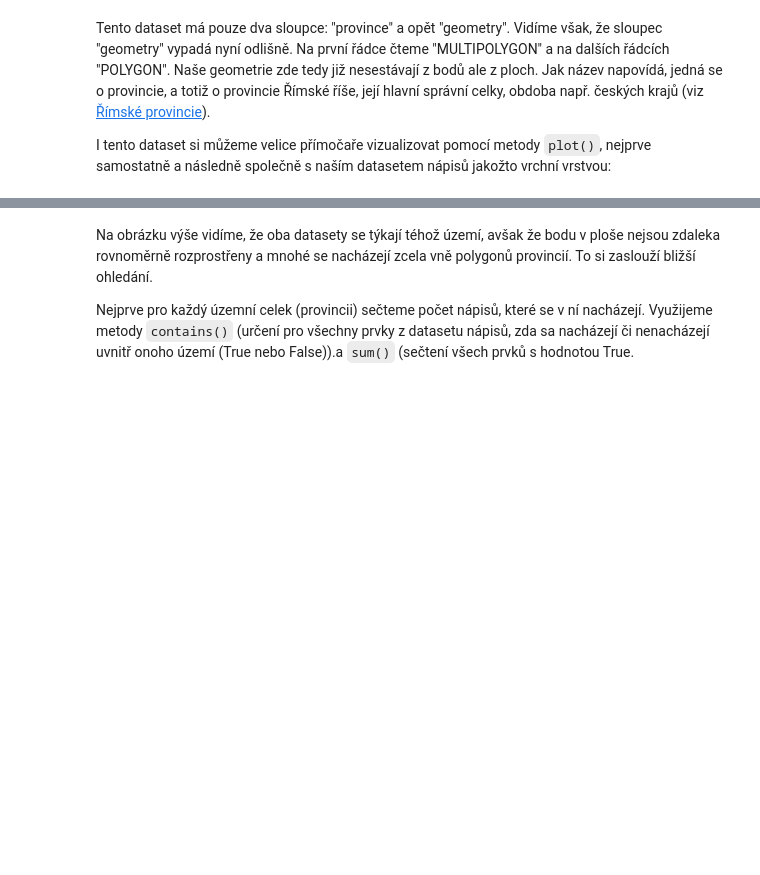
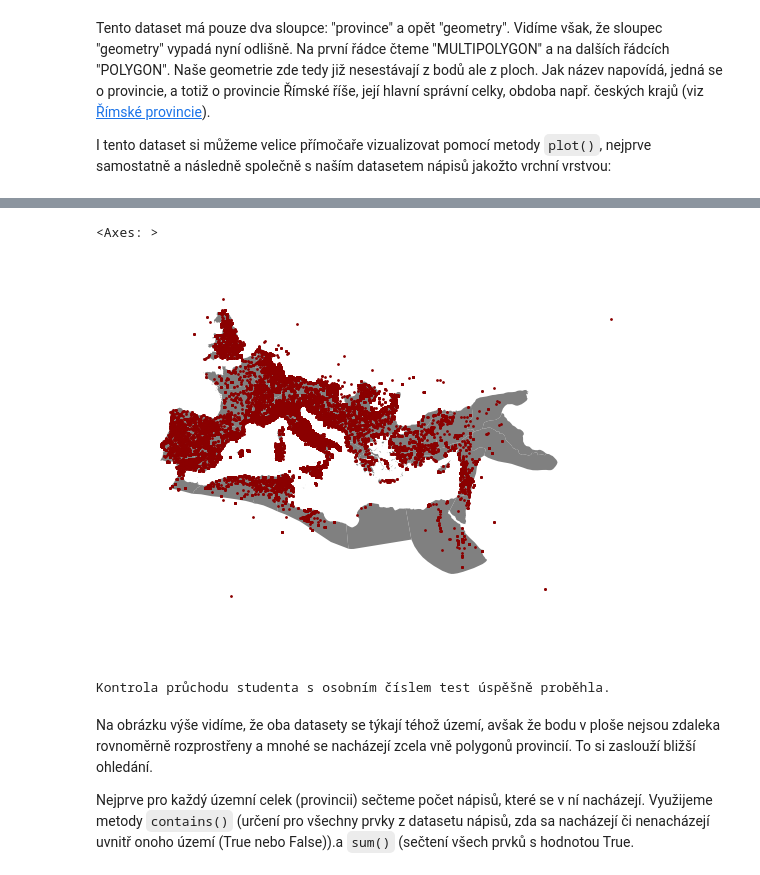
Before and after one commit to CCS-ZCU/pribehy-dat, a Jupyter notebook: scripts/gis.ipynb, the cells around one changed output, grey strips where cells are left out. Cells and saved outputs as stored; diff of their text form; code cells hidden in the pictures; blank space fills up the shorter version.

```diff
--- a/scripts/gis.ipynb
+++ b/scripts/gis.ipynb
@@ -116,8 +203,17 @@ LIST.plot(markersize=1, ax=ax, color=point_color)
+# %%
+point_color = "darkred"
+ax = provinces.to_crs(3035).plot(color="grey")
+LIST.to_crs(3035).plot(markersize=1, ax=ax, color=point_color)
+# %% [output]
+<Axes: >
+[figure, added]
 # %%
 # Tato buňka slouží ke kontrole průchodu tímto cvičením.
 # Pokud toto cvičení plníte v rámci svých studijních povinností na ZČU, buňku spusťte a držte se instrukcí.
 exec(requests.get("https://sciencedata.dk/shared/856b0a7402aa7c7258186a8bdb329bd3?download").text)
 kontrola_pruchodu(ntb="gis", arg1=point_color)
+# %% [output]
+Kontrola průchodu studenta s osobním číslem test úspěšně proběhla.
 # %% [markdown]
 Na obrázku výše vidíme, že oba datasety se týkají téhož území, avšak že bodu v ploše nejsou zdaleka rovnoměrně rozprostřeny a mnohé se nacházejí zcela vně polygonů provincií. To si zaslouží bližší ohledání.
 
```
Also changed, not shown: parts of 30 cells of this notebook, 1 other file.
